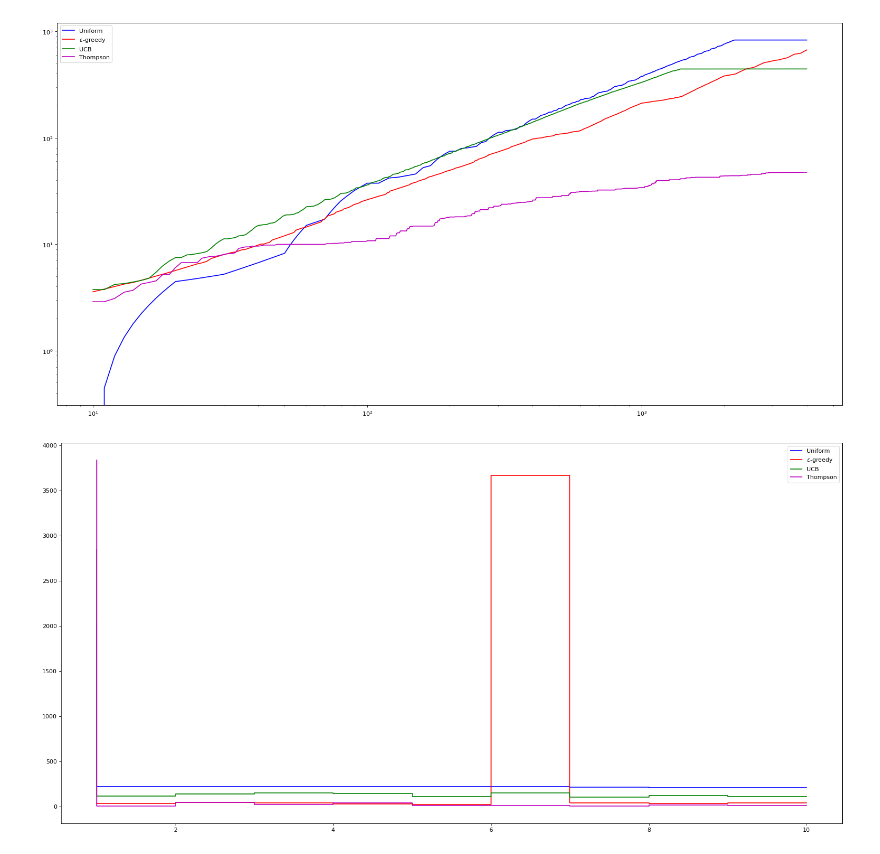
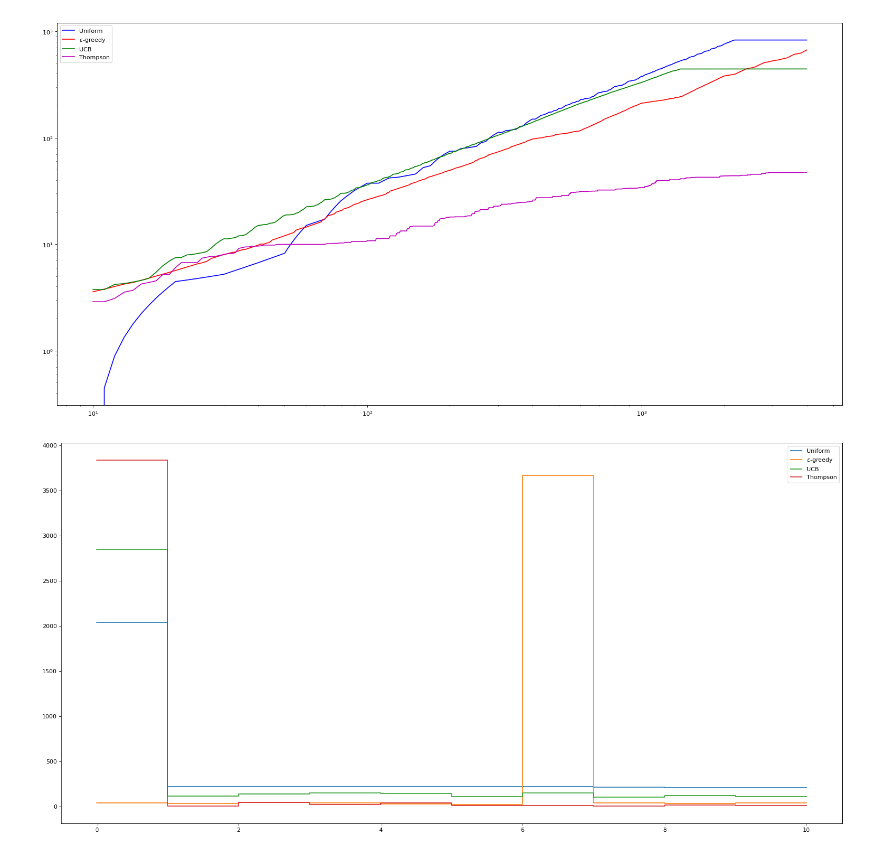
Before and after one commit to Mitch722/aims, a Jupyter notebook: m_learning/bandit_experiments.ipynb, the cells around one changed output. Drawn from its saved outputs; the diff is of its cells as text; code cells hidden in the pictures.

```diff
--- a/m_learning/bandit_experiments.ipynb
+++ b/m_learning/bandit_experiments.ipynb
@@ -87,18 +88,25 @@ plt.show()
 # %%
 hist_figure = plt.figure(num=None, figsize=(24, 12), dpi=80, facecolor='w', edgecolor='k')
 
 hist_uni = stock_bands.count_occur(uniform_sim[1])
+hist_uni = np.vstack((hist_uni[0, 0], hist_uni))
+
 hist_e_greedy = stock_bands.count_occur(e_greedy_sim[1])
+hist_e_greedy = np.vstack((hist_e_greedy[0, 0], hist_e_greedy))
+
 hist_ucb = stock_bands.count_occur(ucb_sim[1])
+hist_ucb = np.vstack((hist_ucb[0, 0], hist_ucb))
+
 hist_thomp = stock_bands.count_occur(thomp_sim[1])
+hist_thomp = np.vstack((hist_thomp[0, 0], hist_thomp))
 
-plt.step(np.linspace(1, 10, 10), hist_uni, 'b')
-plt.step(np.linspace(1, 10, 10), hist_e_greedy, 'r')
-plt.step(np.linspace(1, 10, 10), hist_ucb, 'g')
-plt.step(np.linspace(1, 10, 10), hist_thomp, 'm')
+plt.step(np.linspace(0, 10, 11), hist_uni)
+plt.step(np.linspace(0, 10, 11), hist_e_greedy)
+plt.step(np.linspace(0, 10, 11), hist_ucb)
+plt.step(np.linspace(0, 10, 11), hist_thomp)
 
 plt.legend(('Uniform', '$\epsilon$-greedy', 'UCB', 'Thompson'))
 
 plt.show()
 # %% [output]
-[figure, old version]
+[figure, new version]
```
Also changed, not shown: parts of 2 cells of this notebook, 32 other files.
